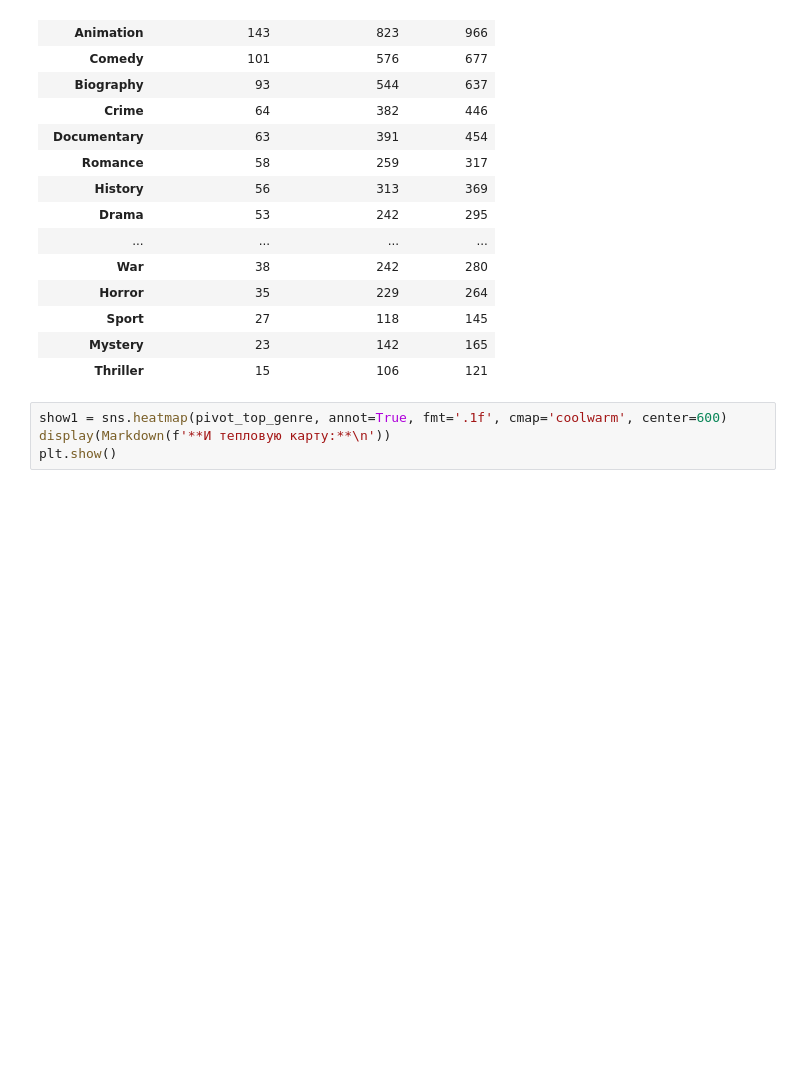
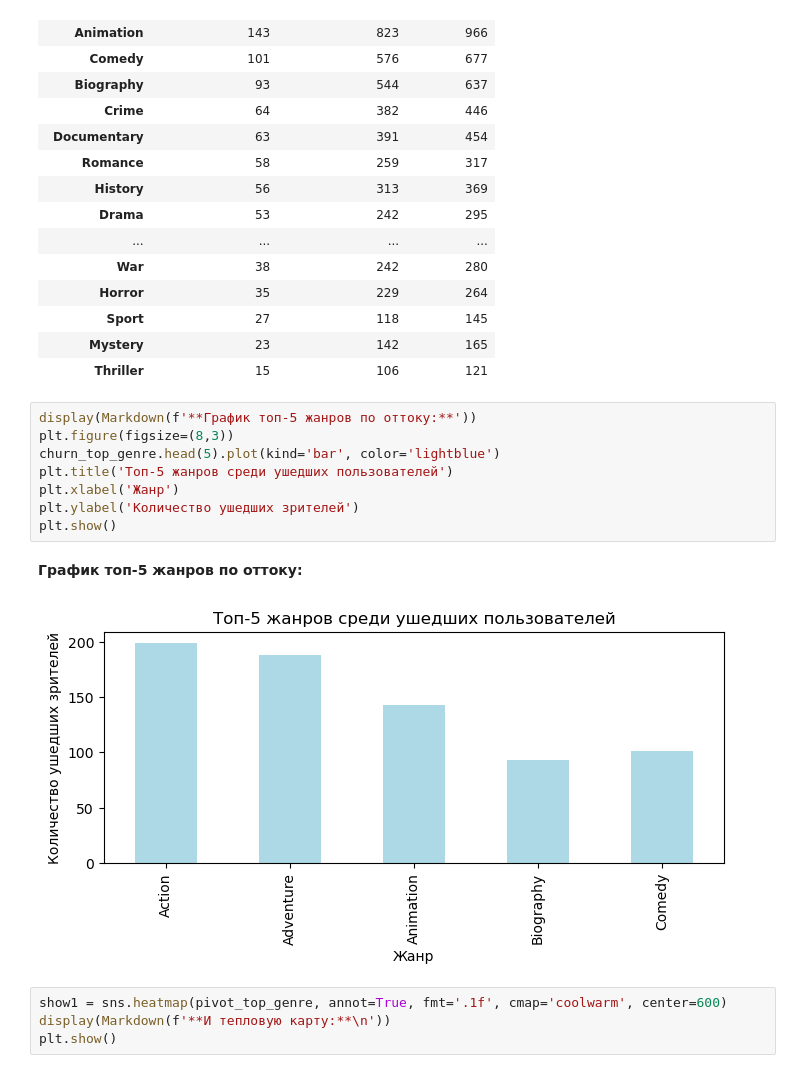
Before and after one commit to rouch314/netflix-users-behavior-analysis, a Jupyter notebook: netflix-analysis.ipynb, the cells around one changed output. Cells and saved outputs as stored; diff of their text form; blank space fills up the shorter version.

```diff
--- a/netflix-analysis.ipynb
+++ b/netflix-analysis.ipynb
@@ -1052,6 +1052,17 @@ display(pivot_top_genre)
 | Sport | 27 | 118 | 145 |
 | Mystery | 23 | 142 | 165 |
 | Thriller | 15 | 106 | 121 |
+# %%
+display(Markdown(f'**График топ-5 жанров по оттоку:**'))
+plt.figure(figsize=(8,3))
+churn_top_genre.head(5).plot(kind='bar', color='lightblue')
+plt.title('Топ-5 жанров среди ушедших пользователей')
+plt.xlabel('Жанр')
+plt.ylabel('Количество ушедших зрителей')
+plt.show()
+# %% [output]
+**График топ-5 жанров по оттоку:**
+[figure, added]
 # %%
 show1 = sns.heatmap(pivot_top_genre, annot=True, fmt='.1f', cmap='coolwarm', center=600)
 display(Markdown(f'**И тепловую карту:**\n'))
```
Also changed, not shown: parts of 9 cells of this notebook.
